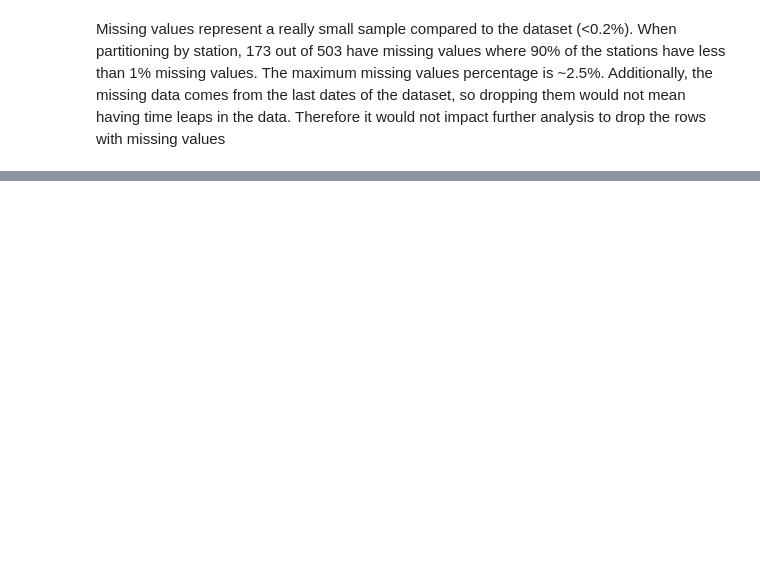
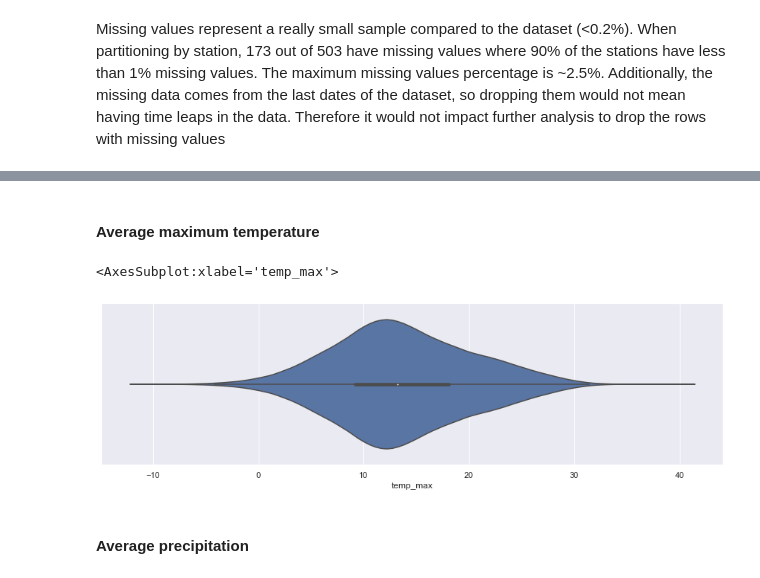
Before and after one commit to igonzalezperez/watershed_challenge, a Jupyter notebook: watershed_challenge.ipynb, the cells around one changed output, grey strips where cells are left out. Saved outputs shown, nothing was run; the diff lists cells and outputs as text; code cells hidden in the pictures; blank space fills up the shorter version.

```diff
--- a/watershed_challenge.ipynb
+++ b/watershed_challenge.ipynb
@@ -348,0 +442,10 @@ data = data.dropna()
+# %% [markdown]
+#### Average maximum temperature
+# %%
+plt.figure(figsize=((15, 4)))
+sns.violinplot(x=data['temp_max'])
+# %% [output]
+<AxesSubplot:xlabel='temp_max'>
+[figure, added]
+# %% [markdown]
+#### Average precipitation
```
Also changed, not shown: parts of 34 cells of this notebook.
